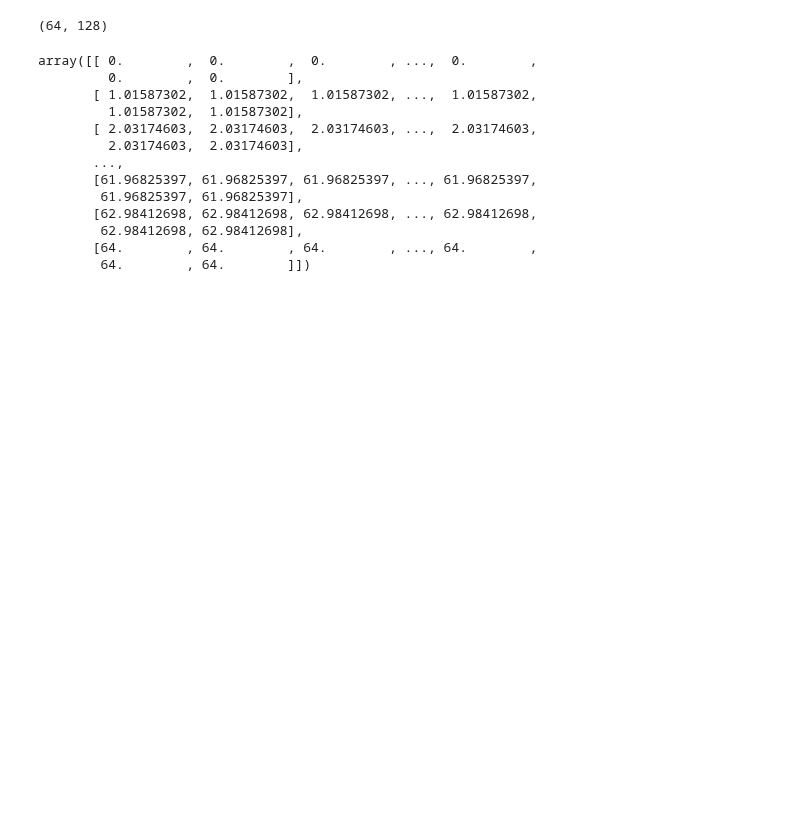
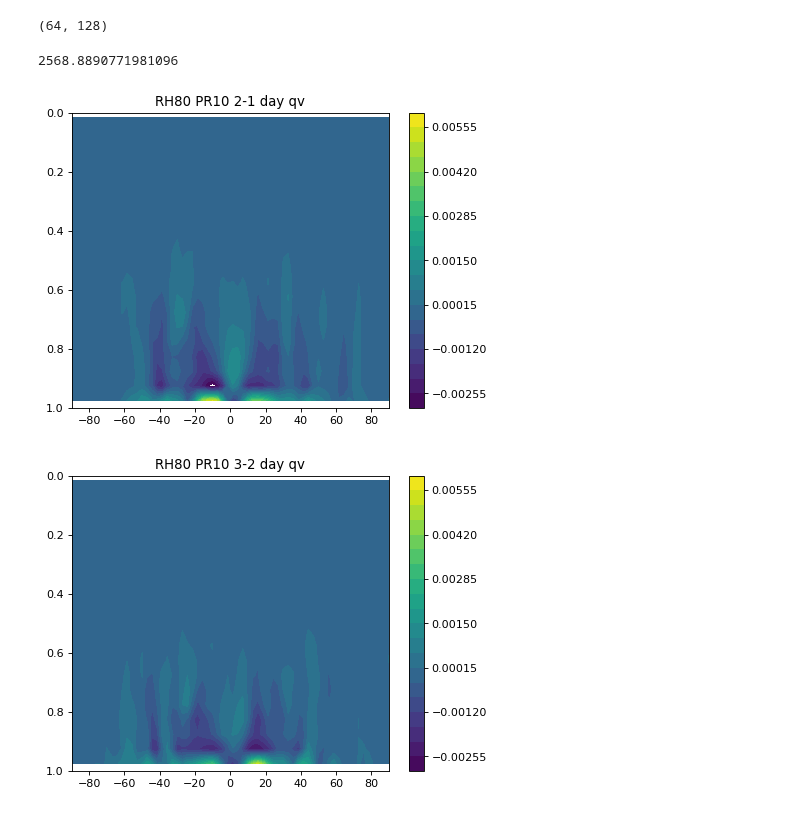
Before and after one commit to PeterChang1023/Dycore_Master, a Jupyter notebook: dycore/IdealizeSpetral.jl/exp/HSt42/check_spinupday.ipynb, the cells around one changed output. Cells and saved outputs as stored; diff of their text form; code cells hidden in the pictures; blank space fills up the shorter version.

```diff
--- a/dycore/IdealizeSpetral.jl/exp/HSt42/check_spinupday.ipynb
+++ b/dycore/IdealizeSpetral.jl/exp/HSt42/check_spinupday.ipynb
@@ -445,9 +461,9 @@ for i in range(10,20,10):
     plt.figure(dpi=100.)
     qv_mean = np.nanmean(qv[:,:,:,:], axis=(0,3))
 
-    CS = plt.contourf(yy, sigma_mean2, qv_mean, levels=21)
+    CS = plt.contourf(yy, sigma_mean2, qv_mean, levels=np.linspace(0,0.035,21))
     plt.colorbar(CS)
-    plt.title(f"RH80 PR{pr} 5-7day qv")
+    plt.title(f"RH80 PR{pr} mean day qv")
 
     plt.ylim([1,0])
     plt.show()
@@ -617,19 +633,53 @@ print(np.shape(factor2_mean))
 # %% [output]
 [figure]
 (64, 128)
-# %%
-yy
-# %% [output]
-array([[ 0.        ,  0.        ,  0.        , ...,  0.        ,
-         0.        ,  0.        ],
-       [ 1.01587302,  1.01587302,  1.01587302, ...,  1.01587302,
-         1.01587302,  1.01587302],
-       [ 2.03174603,  2.03174603,  2.03174603, ...,  2.03174603,
-         2.03174603,  2.03174603],
-       ...,
-       [61.96825397, 61.96825397, 61.96825397, ..., 61.96825397,
-        61.96825397, 61.96825397],
-       [62.98412698, 62.98412698, 62.98412698, ..., 62.98412698,
-        62.98412698, 62.98412698],
-       [64.        , 64.        , 64.        , ..., 64.        ,
-        64.        , 64.        ]])
+# %%
+np.max(ps[:,0,:,:] - p[:,19,:,:])
+# print(np.shape(p))
+# print(np.nanmean(p[:,19,:,:]))
+# %% [output]
+2568.8890771981096
+# %%
+for i in range(10,20,10):
+    pr = i
+    dycore = Dycore(file)
+    yy, sigma_mean2 = dycore.yy, dycore.sigma_mean2
+
+    qv = dycore.qv
+    qv_n = dycore.qv_n
+
+
+    plt.figure(dpi=80.)
+    qv_mean1 = np.nanmean(qv[1:2,:,:,:], axis=(0,3))
+    qv_mean2 = np.nanmean(qv[2:3,:,:,:], axis=(0,3))
+
+
+    CS = plt.contourf(yy, sigma_mean2, (qv_mean2 - qv_mean1), levels=np.linspace(-0.003, 0.006,21))
+    plt.colorbar(CS)
+    plt.title(f"RH80 PR{pr} 2-1 day qv")
+
+    plt.ylim([1,0])
+    plt.show()
+
+for i in range(10,20,10):
+    pr = i
+    dycore = Dycore(file)
+    yy, sigma_mean2 = dycore.yy, dycore.sigma_mean2
+
+    qv = dycore.qv
+    qv_n = dycore.qv_n
+
+
+    plt.figure(dpi=80.)
+    qv_mean3 = np.nanmean(qv[3:4,:,:,:], axis=(0,3))
+
+
+    CS = plt.contourf(yy, sigma_mean2, (qv_mean3 - qv_mean2), levels=np.linspace(-0.003, 0.006,21))
+    plt.colorbar(CS)
+    plt.title(f"RH80 PR{pr} 3-2 day qv")
+
+    plt.ylim([1,0])
+    plt.show()
+# %% [output]
+[figure, added]
+[figure, added]
```
Also changed, not shown: parts of 4 cells of this notebook, 2 other files.
